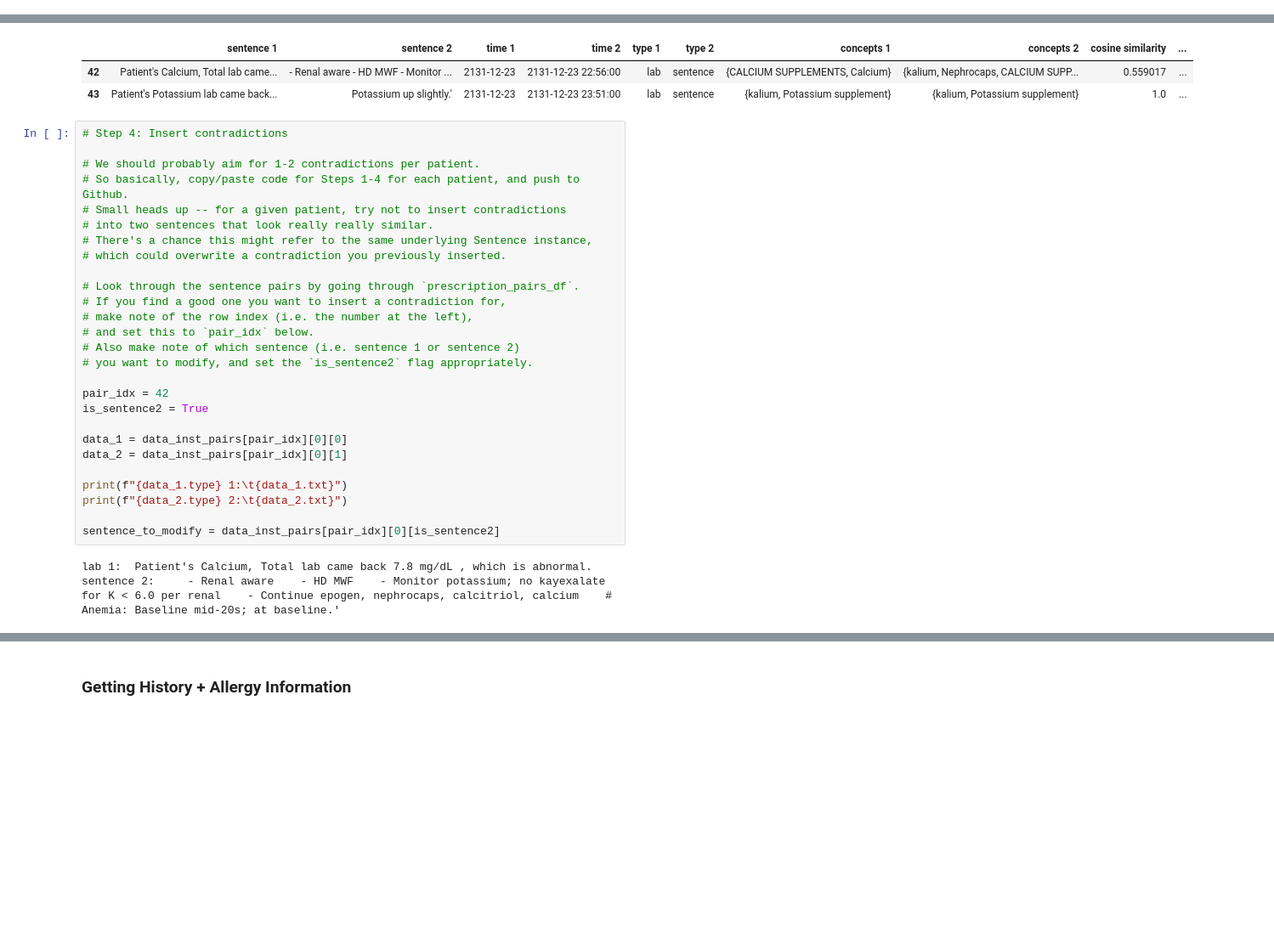
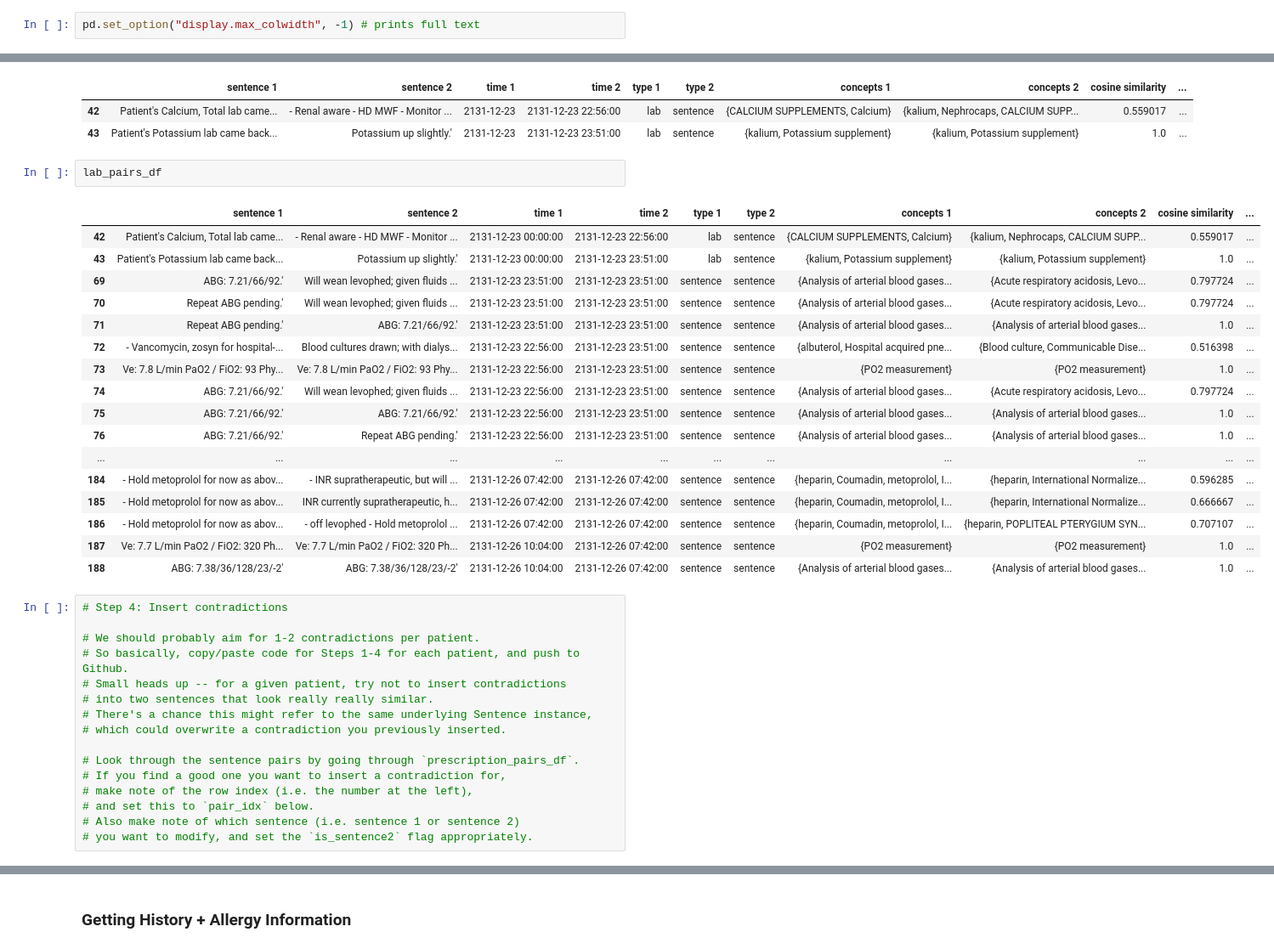
Before and after one commit to sakuralily11/opennotes-error-detection, a Jupyter notebook: Generating Contradictions - Yuria.ipynb, the cells around one changed output, grey strips where cells are left out. Shown: that part at 85% size. Saved outputs shown, nothing was run; the diff lists cells and outputs as text; blank space fills up the shorter version.

```diff
--- a/Generating Contradictions - Yuria.ipynb
+++ b/Generating Contradictions - Yuria.ipynb
@@ -270,6 +270,8 @@ For lab values:
 # %%
 from sklearn.feature_extraction.text import CountVectorizer
 from sklearn.metrics.pairwise import cosine_similarity
+# %%
+pd.set_option("display.max_colwidth", -1) # prints full text
 # %% [markdown]
 ## Patient 1
 # %%
@@ -471,6 +473,26 @@ lab_pairs_df.head(2)
 |  | sentence 1 | sentence 2 | time 1 | time 2 | type 1 | type 2 | concepts 1 | concepts 2 | cosine similarity | ... |
 | 42 | Patient's Calcium, Total lab came... | - Renal aware - HD MWF - Monitor ... | 2131-12-23 | 2131-12-23 22:56:00 | lab | sentence | {CALCIUM SUPPLEMENTS, Calcium} | {kalium, Nephrocaps, CALCIUM SUPP... | 0.559017 | ... |
 | 43 | Patient's Potassium lab came back... | Potassium up slightly.' | 2131-12-23 | 2131-12-23 23:51:00 | lab | sentence | {kalium, Potassium supplement} | {kalium, Potassium supplement} | 1.0 | ... |
+# %%
+lab_pairs_df
+# %% [output]
+|  | sentence 1 | sentence 2 | time 1 | time 2 | type 1 | type 2 | concepts 1 | concepts 2 | cosine similarity | ... |
+| 42 | Patient's Calcium, Total lab came... | - Renal aware - HD MWF - Monitor ... | 2131-12-23 00:00:00 | 2131-12-23 22:56:00 | lab | sentence | {CALCIUM SUPPLEMENTS, Calcium} | {kalium, Nephrocaps, CALCIUM SUPP... | 0.559017 | ... |
+| 43 | Patient's Potassium lab came back... | Potassium up slightly.' | 2131-12-23 00:00:00 | 2131-12-23 23:51:00 | lab | sentence | {kalium, Potassium supplement} | {kalium, Potassium supplement} | 1.0 | ... |
+| 69 | ABG: 7.21/66/92.' | Will wean levophed; given fluids ... | 2131-12-23 23:51:00 | 2131-12-23 23:51:00 | sentence | sentence | {Analysis of arterial blood gases... | {Acute respiratory acidosis, Levo... | 0.797724 | ... |
+| 70 | Repeat ABG pending.' | Will wean levophed; given fluids ... | 2131-12-23 23:51:00 | 2131-12-23 23:51:00 | sentence | sentence | {Analysis of arterial blood gases... | {Acute respiratory acidosis, Levo... | 0.797724 | ... |
+| 71 | Repeat ABG pending.' | ABG: 7.21/66/92.' | 2131-12-23 23:51:00 | 2131-12-23 23:51:00 | sentence | sentence | {Analysis of arterial blood gases... | {Analysis of arterial blood gases... | 1.0 | ... |
+| 72 | - Vancomycin, zosyn for hospital-... | Blood cultures drawn; with dialys... | 2131-12-23 22:56:00 | 2131-12-23 23:51:00 | sentence | sentence | {albuterol, Hospital acquired pne... | {Blood culture, Communicable Dise... | 0.516398 | ... |
+| 73 | Ve: 7.8 L/min PaO2 / FiO2: 93 Phy... | Ve: 7.8 L/min PaO2 / FiO2: 93 Phy... | 2131-12-23 22:56:00 | 2131-12-23 23:51:00 | sentence | sentence | {PO2 measurement} | {PO2 measurement} | 1.0 | ... |
+| 74 | ABG: 7.21/66/92.' | Will wean levophed; given fluids ... | 2131-12-23 22:56:00 | 2131-12-23 23:51:00 | sentence | sentence | {Analysis of arterial blood gases... | {Acute respiratory acidosis, Levo... | 0.797724 | ... |
+| 75 | ABG: 7.21/66/92.' | ABG: 7.21/66/92.' | 2131-12-23 22:56:00 | 2131-12-23 23:51:00 | sentence | sentence | {Analysis of arterial blood gases... | {Analysis of arterial blood gases... | 1.0 | ... |
+| 76 | ABG: 7.21/66/92.' | Repeat ABG pending.' | 2131-12-23 22:56:00 | 2131-12-23 23:51:00 | sentence | sentence | {Analysis of arterial blood gases... | {Analysis of arterial blood gases... | 1.0 | ... |
+| ... | ... | ... | ... | ... | ... | ... | ... | ... | ... | ... |
+| 184 | - Hold metoprolol for now as abov... | - INR supratherapeutic, but will ... | 2131-12-26 07:42:00 | 2131-12-26 07:42:00 | sentence | sentence | {heparin, Coumadin, metoprolol, I... | {heparin, International Normalize... | 0.596285 | ... |
+| 185 | - Hold metoprolol for now as abov... | INR currently supratherapeutic, h... | 2131-12-26 07:42:00 | 2131-12-26 07:42:00 | sentence | sentence | {heparin, Coumadin, metoprolol, I... | {heparin, International Normalize... | 0.666667 | ... |
+| 186 | - Hold metoprolol for now as abov... | - off levophed - Hold metoprolol ... | 2131-12-26 07:42:00 | 2131-12-26 07:42:00 | sentence | sentence | {heparin, Coumadin, metoprolol, I... | {heparin, POPLITEAL PTERYGIUM SYN... | 0.707107 | ... |
+| 187 | Ve: 7.7 L/min PaO2 / FiO2: 320 Ph... | Ve: 7.7 L/min PaO2 / FiO2: 320 Ph... | 2131-12-26 10:04:00 | 2131-12-26 07:42:00 | sentence | sentence | {PO2 measurement} | {PO2 measurement} | 1.0 | ... |
+| 188 | ABG: 7.38/36/128/23/-2' | ABG: 7.38/36/128/23/-2' | 2131-12-26 10:04:00 | 2131-12-26 07:42:00 | sentence | sentence | {Analysis of arterial blood gases... | {Analysis of arterial blood gases... | 1.0 | ... |
 # %%
 # Step 4: Insert contradictions
 
@@ -487,18 +509,4 @@ lab_pairs_df.head(2)
 # and set this to `pair_idx` below.
 # Also make note of which sentence (i.e. sentence 1 or sentence 2)
 # you want to modify, and set the `is_sentence2` flag appropriately.
-
-pair_idx = 42
-is_sentence2 = True
-
-data_1 = data_inst_pairs[pair_idx][0][0]
-data_2 = data_inst_pairs[pair_idx][0][1]
-
-print(f"{data_1.type} 1:\t{data_1.txt}")
-print(f"{data_2.type} 2:\t{data_2.txt}")
-
-sentence_to_modify = data_inst_pairs[pair_idx][0][is_sentence2]
-# %% [output]
-lab 1:  Patient's Calcium, Total lab came back 7.8 mg/dL , which is abnormal.
-sentence 2:     - Renal aware    - HD MWF    - Monitor potassium; no kayexalate for K < 6.0 per renal    - Continue epogen, nephrocaps, calcitriol, calcium    # Anemia: Baseline mid-20s; at baseline.'
 # %%
```
Also changed, not shown: parts of 3 cells of this notebook.
